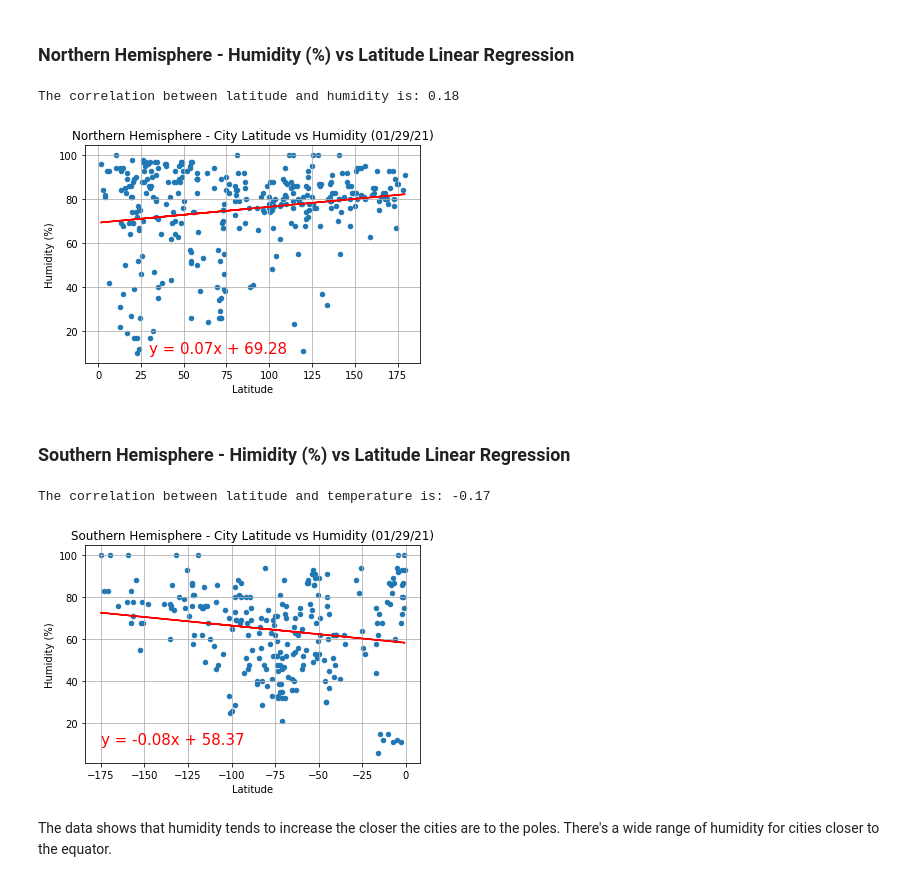
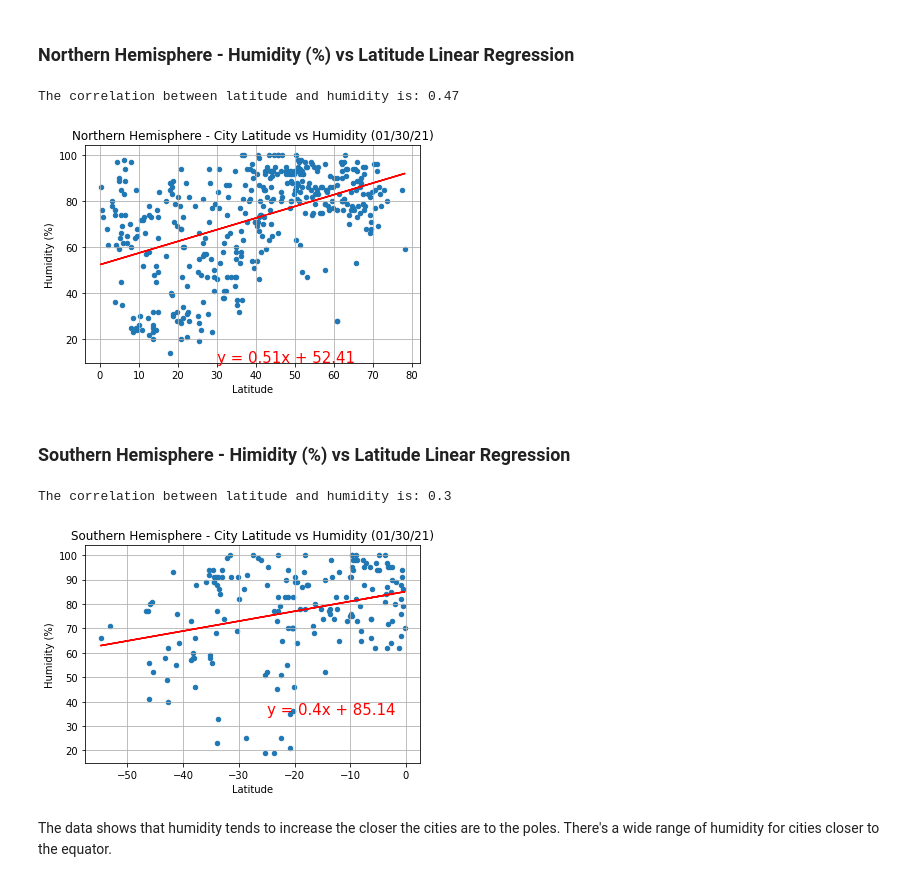
Before and after one commit to JaviPardox/Weather-Vacation-API, a Jupyter notebook: WeatherPy.ipynb, the cells around one changed output. Drawn from its saved outputs; the diff is of its cells as text; code cells hidden in the pictures.

```diff
--- a/WeatherPy.ipynb
+++ b/WeatherPy.ipynb
@@ -73,7 +74,7 @@ for city in cities:
 
     # If a city is found add it to the data frame
     if(weather_json["cod"] != "404"):
-        weather_pd.loc[cities.index(city)] = [weather_json["name"], weather_json["coord"]["lon"], weather_json["coord"]["lat"], weather_json["main"]["temp_max"], weather_json["main"]["humidity"], weather_json["clouds"]["all"], weather_json["wind"]["speed"], weather_json["sys"]["country"], weather_json["dt"]]
+        weather_pd.loc[cities.index(city)] = [weather_json["name"], weather_json["coord"]["lat"], weather_json["coord"]["lon"], weather_json["main"]["temp_max"], weather_json["main"]["humidity"], weather_json["clouds"]["all"], weather_json["wind"]["speed"], weather_json["sys"]["country"], weather_json["dt"]]
 
     else:
         print("City not found. Skipping...")
@@ -100,6 +101,7 @@ Processing Record 614 of 614 | kasongo-lunda
 # %%
 # Convert humidity, cloudiness, and date columns to floats in order to get stats. Quartiles are done with float type variables
 weather_pd = weather_pd.astype({'Humidity': 'float','Cloudiness': 'float','Date': 'float'})
+weather_pd = weather_pd.drop_duplicates()
 weather_pd.to_csv(output_data_file)
 
 weather_pd
@@ -307,31 +309,31 @@ Even though the correlation is low, the data shows what's expected. Maximum temp
 ###  Northern Hemisphere - Humidity (%) vs Latitude Linear Regression
 # %%
 north_hemisphere_cdata.plot.scatter(x="Lat",y="Humidity")
-plt.title("Northern Hemisphere - City Latitude vs Humidity (01/29/21)")
+plt.title("Northern Hemisphere - City Latitude vs Humidity (01/30/21)")
 plt.ylabel("Humidity (%)")
 plt.xlabel("Latitude")
 plt.grid()
 
 # Regression line
 correlation = round(st.pearsonr(north_hemisphere_cdata['Lat'],north_hemisphere_cdata['Humidity'])[0],2)
 regression = st.linregress(north_hemisphere_cdata['Lat'], north_hemisphere_cdata['Humidity'].astype(float))
 y_eq = regression[0]*north_hemisphere_cdata['Lat'] + regression[1]
 y_func = "y = " + str(round(regression[0],2)) + "x + " + str(round(regression[1],2))
 
 plt.plot(north_hemisphere_cdata['Lat'],y_eq,color='red')
 plt.annotate(y_func,(30,10),fontsize=15,color="red")
 print('The correlation between latitude and humidity is: ' + str(correlation))
 plt.savefig("output_data/north-city_latitude_vs_humidity")
 
 plt.show()
 # %% [output]
-The correlation between latitude and humidity is: 0.18
+The correlation between latitude and humidity is: 0.47
-[figure, old version]
+[figure, new version]
 # %% [markdown]
 ###  Southern Hemisphere - Himidity (%) vs Latitude Linear Regression
 # %%
 south_hemisphere_cdata.plot.scatter(x="Lat",y="Humidity")
-plt.title("Southern Hemisphere - City Latitude vs Humidity (01/29/21)")
+plt.title("Southern Hemisphere - City Latitude vs Humidity (01/30/21)")
 plt.ylabel("Humidity (%)")
 plt.xlabel("Latitude")
 plt.grid()
@@ -343,14 +345,14 @@ y_eq = regression[0]*south_hemisphere_cdata['Lat'] + regression[1]
 y_func = "y = " + str(round(regression[0],2)) + "x + " + str(round(regression[1],2))
 
 plt.plot(south_hemisphere_cdata['Lat'],y_eq,color='red')
-plt.annotate(y_func,(-175,10),fontsize=15,color="red")
+plt.annotate(y_func,(-25,35),fontsize=15,color="red")
 print('The correlation between latitude and humidity is: ' + str(correlation))
 plt.savefig("output_data/south-city_latitude_vs_humidity")
 
 plt.show()
 # %% [output]
-The correlation between latitude and temperature is: -0.17
+The correlation between latitude and humidity is: 0.3
-[figure, old version]
+[figure, new version]
 # %% [markdown]
 The data shows that humidity tends to increase the closer the cities are to the poles. There's a wide range of humidity for cities closer to the equator.
 # %% [markdown]
```
Also changed, not shown: parts of 25 cells of this notebook.
